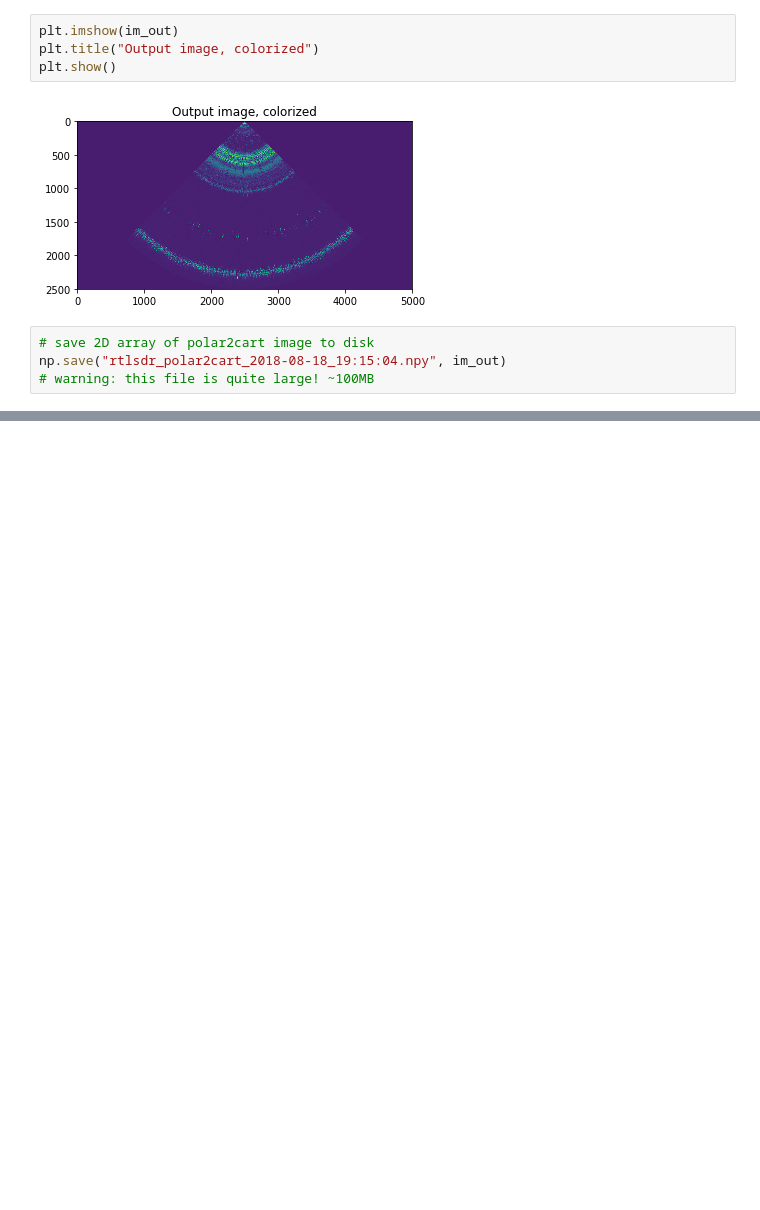
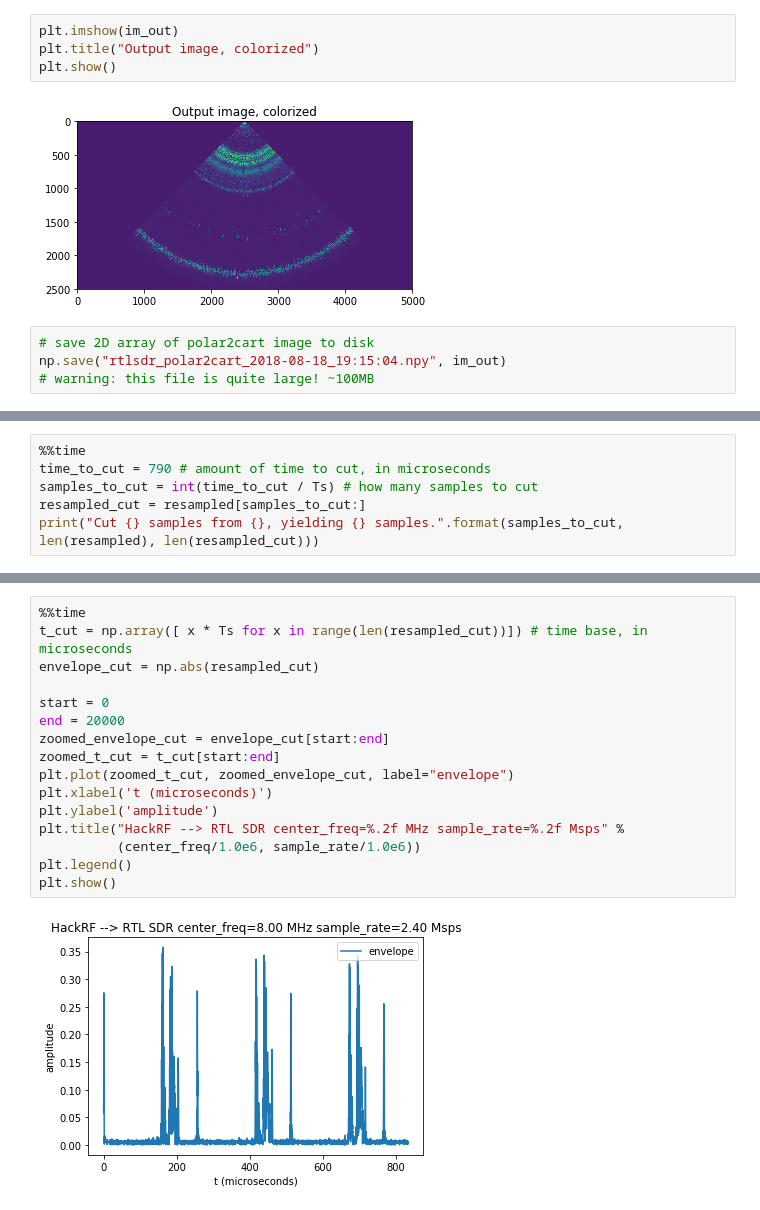
Before and after one commit to wlmeng11/rtl-ultrasound, a Jupyter notebook: experiments/20180818/rtlsdr_ultrasound_test.ipynb, the cells around one changed output, grey strips where cells are left out. Drawn from its saved outputs; the diff is of its cells as text; blank space fills up the shorter version.

```diff
--- a/experiments/20180818/rtlsdr_ultrasound_test.ipynb
+++ b/experiments/20180818/rtlsdr_ultrasound_test.ipynb
@@ -403,0 +412,6 @@ np.save("rtlsdr_polar2cart_2018-08-18_19:15:04.npy", im_out)
+# %%
+%%time
+time_to_cut = 790 # amount of time to cut, in microseconds
+samples_to_cut = int(time_to_cut / Ts) # how many samples to cut
+resampled_cut = resampled[samples_to_cut:]
+print("Cut {} samples from {}, yielding {} samples.".format(samples_to_cut, len(resampled), len(resampled_cut)))
@@ -403,0 +422,18 @@ np.save("rtlsdr_polar2cart_2018-08-18_19:15:04.npy", im_out)
+# %%
+%%time
+t_cut = np.array([ x * Ts for x in range(len(resampled_cut))]) # time base, in microseconds
+envelope_cut = np.abs(resampled_cut)
+
+start = 0
+end = 20000
+zoomed_envelope_cut = envelope_cut[start:end]
+zoomed_t_cut = t_cut[start:end]
+plt.plot(zoomed_t_cut, zoomed_envelope_cut, label="envelope")
+plt.xlabel('t (microseconds)')
+plt.ylabel('amplitude')
+plt.title("HackRF --> RTL SDR center_freq=%.2f MHz sample_rate=%.2f Msps" %
+          (center_freq/1.0e6, sample_rate/1.0e6))
+plt.legend()
+plt.show()
+# %% [output]
+[figure, added]
```
Also changed, not shown: parts of 9 cells of this notebook.
